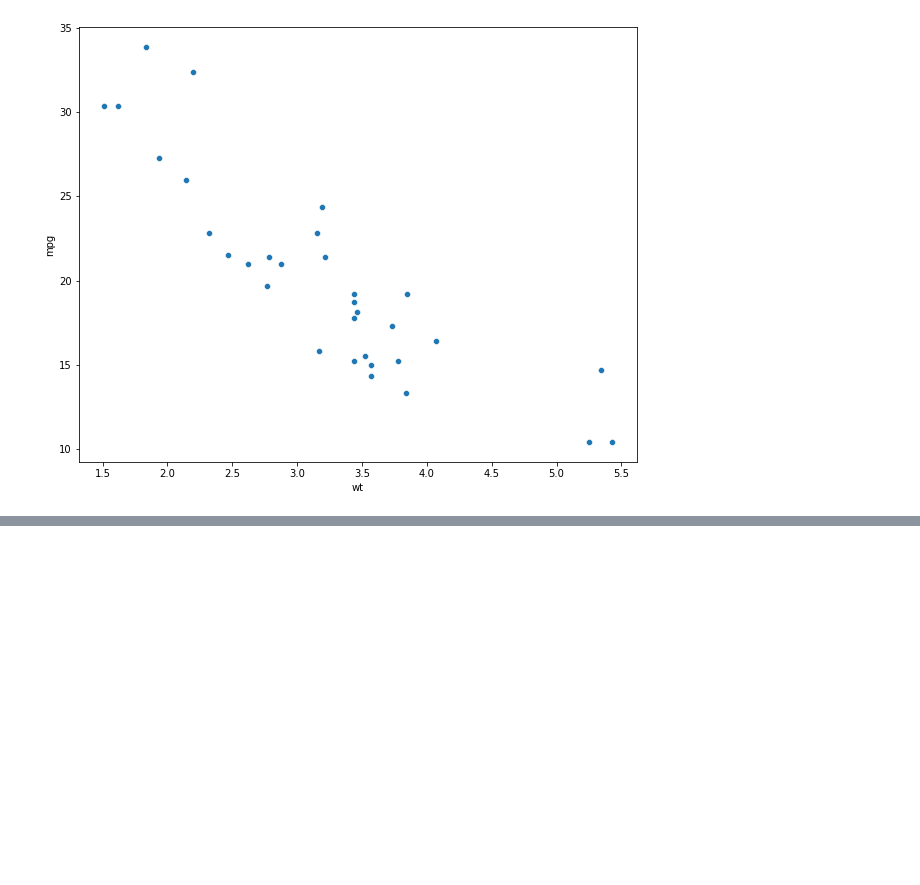
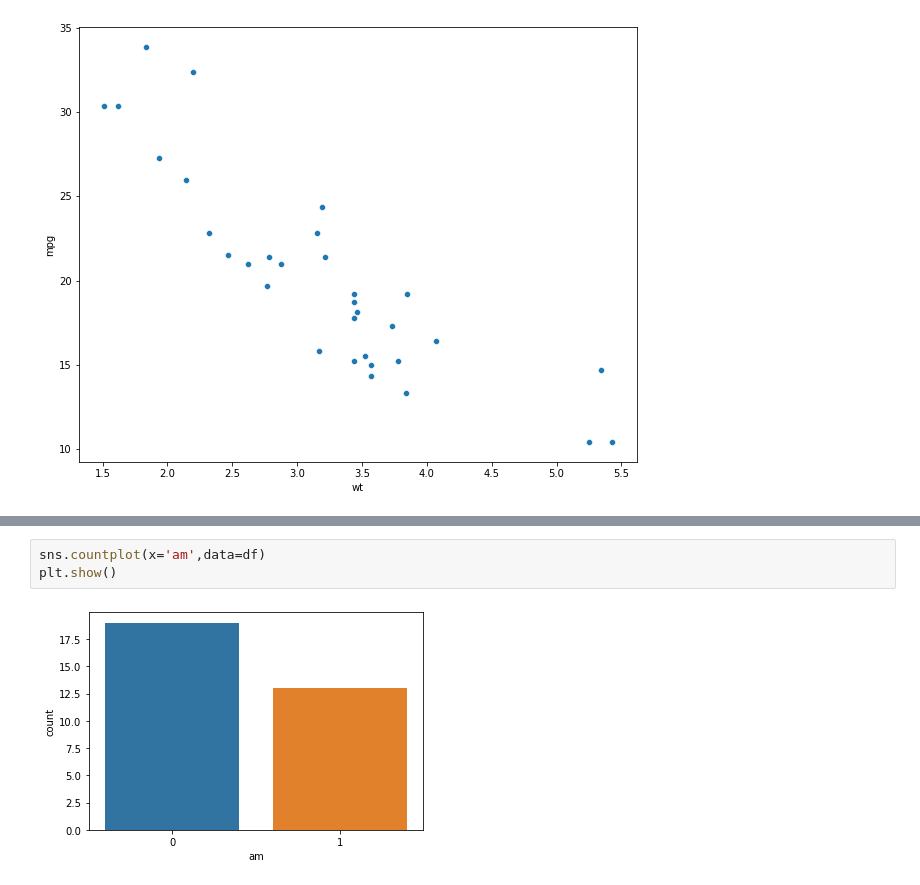
Before and after one commit to nihalnadaf/PYDATABASE, a Jupyter notebook: Data_Visulization_with_python.ipynb, the cells around one changed output, grey strips where cells are left out. Cells and saved outputs as stored; diff of their text form; blank space fills up the shorter version.

```diff
--- a/Data_Visulization_with_python.ipynb
+++ b/Data_Visulization_with_python.ipynb
@@ -1493,0 +1494,5 @@ df.head()
+# %%
+sns.countplot(x='am',data=df)
+plt.show()
+# %% [output]
+[figure, added]
```
Also changed, not shown: parts of 14 cells of this notebook.
